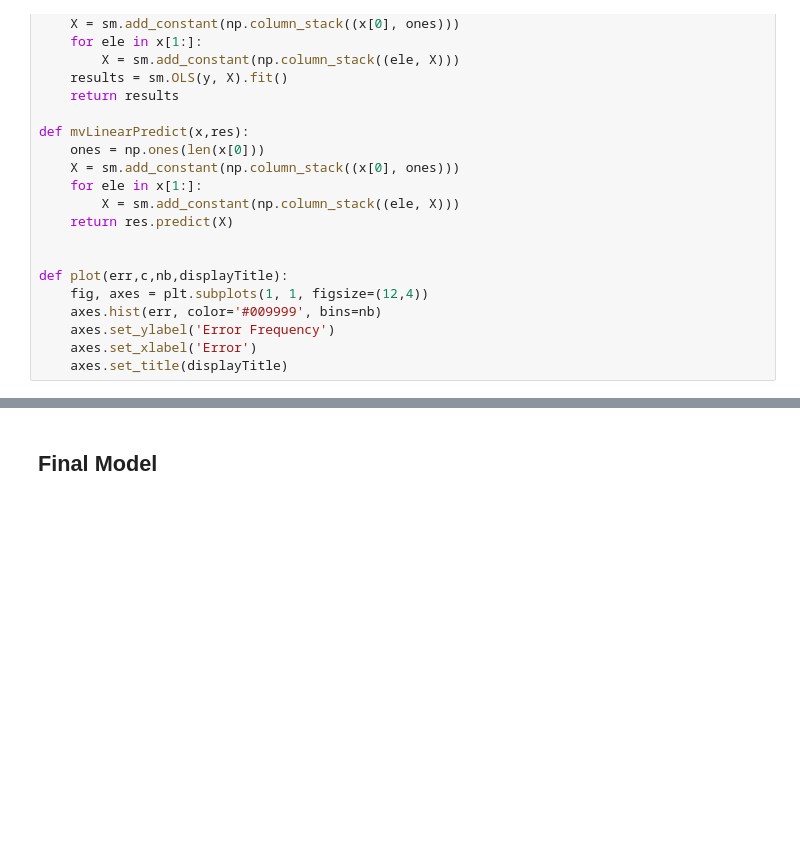
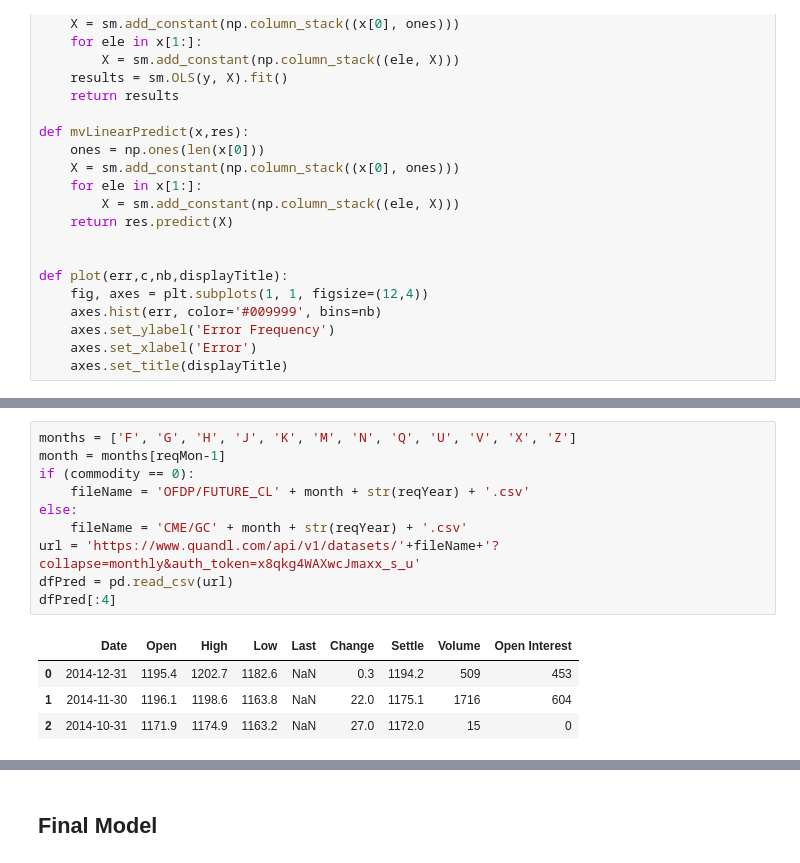
Before and after one commit to Sree-vathsan/CSE591-Data-Science-Project, a Jupyter notebook: FuturesContracts.ipynb, the cells around one changed output, grey strips where cells are left out. Drawn from its saved outputs; the diff is of its cells as text; blank space fills up the shorter version.

```diff
--- a/FuturesContracts.ipynb
+++ b/FuturesContracts.ipynb
@@ -213,0 +244,15 @@ the Predicted value is  78.6823005811
+# %%
+months = ['F', 'G', 'H', 'J', 'K', 'M', 'N', 'Q', 'U', 'V', 'X', 'Z']
+month = months[reqMon-1]
+if (commodity == 0):
+    fileName = 'OFDP/FUTURE_CL' + month + str(reqYear) + '.csv'
+else:
+    fileName = 'CME/GC' + month + str(reqYear) + '.csv'
+url = 'https://www.quandl.com/api/v1/datasets/'+fileName+'?collapse=monthly&auth_token=x8qkg4WAXwcJmaxx_s_u'
+dfPred = pd.read_csv(url)
+dfPred[:4]
+# %% [output]
+|  | Date | Open | High | Low | Last | Change | Settle | Volume | Open Interest |
+| 0 | 2014-12-31 | 1195.4 | 1202.7 | 1182.6 | NaN | 0.3 | 1194.2 | 509 | 453 |
+| 1 | 2014-11-30 | 1196.1 | 1198.6 | 1163.8 | NaN | 22.0 | 1175.1 | 1716 | 604 |
+| 2 | 2014-10-31 | 1171.9 | 1174.9 | 1163.2 | NaN | 27.0 | 1172.0 | 15 | 0 |
```
Also changed, not shown: parts of 9 cells of this notebook.
